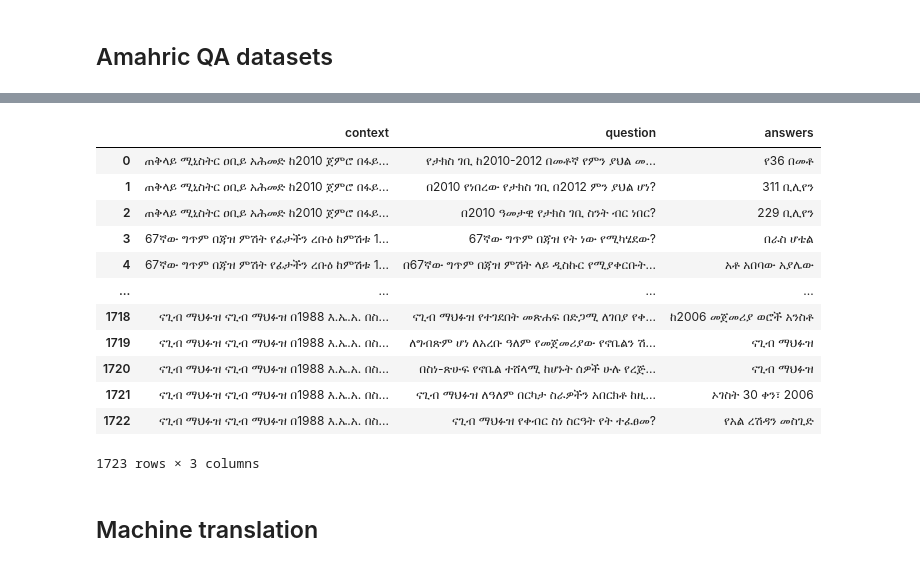
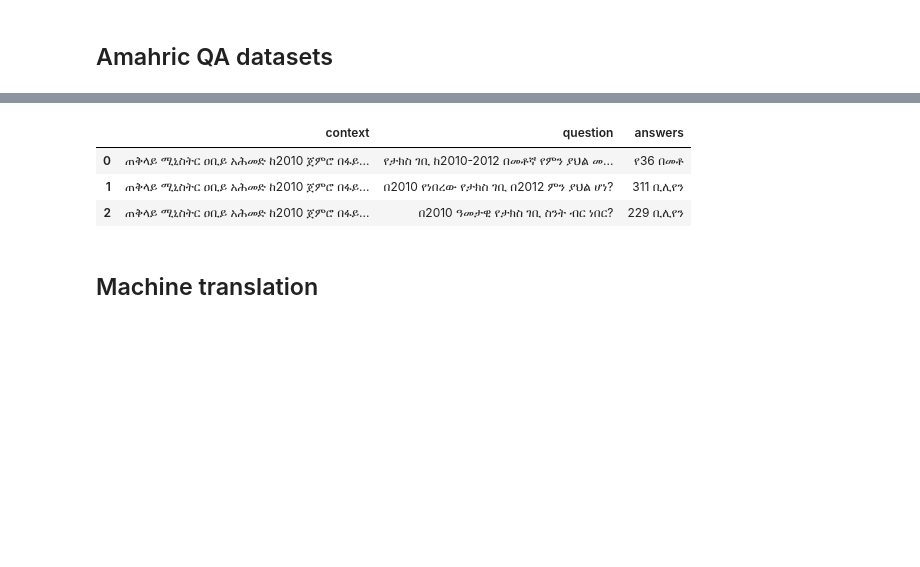
Before and after one commit to seyyaw/summerschool, a Jupyter notebook: Data_I.ipynb, the cells around one changed output, grey strips where cells are left out. Drawn from its saved outputs; the diff is of its cells as text; code cells hidden in the pictures; blank space fills up the shorter version.

```diff
--- a/Data_I.ipynb
+++ b/Data_I.ipynb
@@ -431,21 +431,12 @@ DatasetDict({
 })
 # %%
 df = pd.DataFrame.from_dict(qa_dataset["train"])
-df
+df.head(3)
 # %% [output]
 |  | context | question | answers |
 | 0 | ጠቅላይ ሚኒስትር ዐቢይ አሕመድ ከ2010 ጀምሮ በፋይ... | የታክስ ገቢ ከ2010-2012 በመቶኛ የምን ያህል መ... | የ36 በመቶ |
 | 1 | ጠቅላይ ሚኒስትር ዐቢይ አሕመድ ከ2010 ጀምሮ በፋይ... | በ2010 የነበረው የታክስ ገቢ በ2012 ምን ያህል ሆነ? | 311 ቢሊየን |
 | 2 | ጠቅላይ ሚኒስትር ዐቢይ አሕመድ ከ2010 ጀምሮ በፋይ... | በ2010 ዓመታዊ የታክስ ገቢ ስንት ብር ነበር? | 229 ቢሊየን |
-| 3 | 67ኛው ግጥም በጃዝ ምሽት የፊታችን ረቡዕ ከምሽቱ 1... | 67ኛው ግጥም በጃዝ የት ነው የሚካሄደው? | በራስ ሆቴል |
-| 4 | 67ኛው ግጥም በጃዝ ምሽት የፊታችን ረቡዕ ከምሽቱ 1... | በ67ኛው ግጥም በጃዝ ምሽት ላይ ዲስኩር የሚያቀርቡት... | አቶ አበባው አያሌው |
-| ... | ... | ... | ... |
-| 1718 | ናጊብ ማህፉዝ ናጊብ ማህፉዝ በ1988 እ.ኤ.አ. በስ... | ናጊብ ማህፉዝ የተገደበት መጽሐፍ በድጋሚ ለገበያ የቀ... | ከ2006 መጀመሪያ ወሮች አንስቶ |
-| 1719 | ናጊብ ማህፉዝ ናጊብ ማህፉዝ በ1988 እ.ኤ.አ. በስ... | ለግብጽም ሆነ ለአረቡ ዓለም የመጀመሪያው የኖቤልን ሽ... | ናጊብ ማህፉዝ |
-| 1720 | ናጊብ ማህፉዝ ናጊብ ማህፉዝ በ1988 እ.ኤ.አ. በስ... | በስነ-ጽሁፍ የኖቤል ተሸላሚ ከሆኑት ሰዎች ሁሉ የረጅ... | ናጊብ ማህፉዝ |
-| 1721 | ናጊብ ማህፉዝ ናጊብ ማህፉዝ በ1988 እ.ኤ.አ. በስ... | ናጊብ ማህፉዝ ለዓለም በርካታ ስራዎችን አበርክቶ ከዚ... | ኦገስት 30 ቀን፣ 2006 |
-| 1722 | ናጊብ ማህፉዝ ናጊብ ማህፉዝ በ1988 እ.ኤ.አ. በስ... | ናጊብ ማህፉዝ የቀብር ስነ ስርዓት የት ተፈፀመ? | የአል ረሽዳን መስጊድ |
-1723 rows × 3 columns
 # %% [markdown]
 ## Machine translation
 # %%
```
Also changed, not shown: parts of 3 cells of this notebook.
